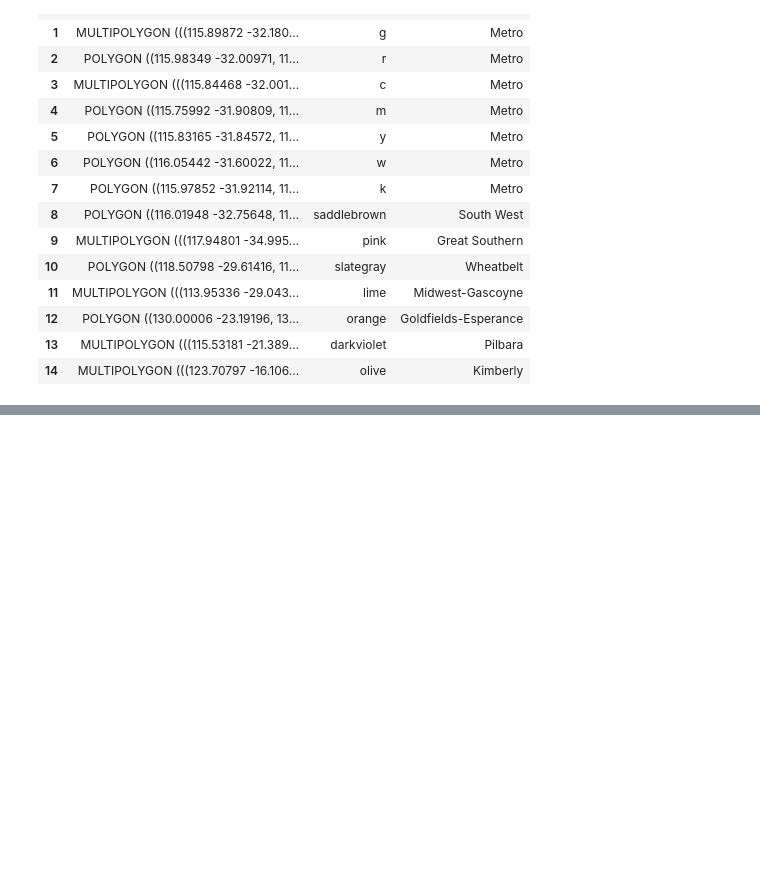
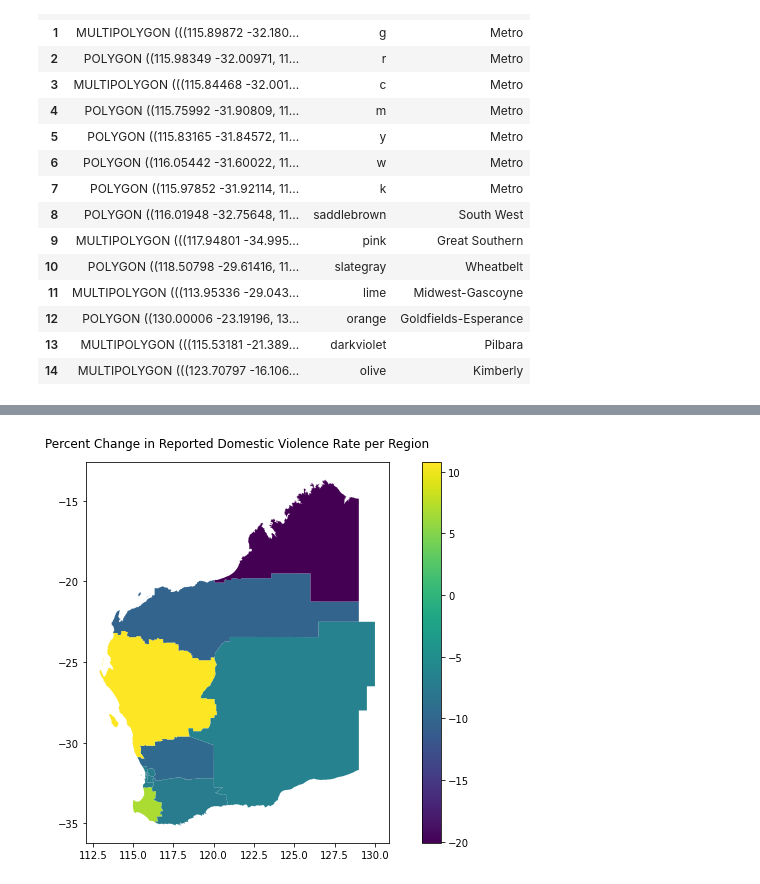
Before and after one commit to FernB/WACrimeRatesCovid19, a Jupyter notebook: Untitled.ipynb, the cells around one changed output, grey strips where cells are left out. Saved outputs shown, nothing was run; the diff lists cells and outputs as text; code cells hidden in the pictures; blank space fills up the shorter version.

```diff
--- a/Untitled.ipynb
+++ b/Untitled.ipynb
@@ -78,0 +89,4 @@ merged
+# %%
+mergeddv = pd.merge(districts,dvindf,on='Website Region',how='left')
+
+mergeddv
@@ -78,0 +110,7 @@ merged
+# %%
+mergeddv.plot(column = mergeddv['Rate'],figsize=(12,7),legend=True)
+plt.title("Percent Change in Reported Domestic Violence Rate per Region", pad=15)
+plt.savefig("dvmap.png",bbox_inches='tight')
+plt.show()
+# %% [output]
+[figure, added]
```
Also changed, not shown: parts of 5 cells of this notebook, 6 other files.
